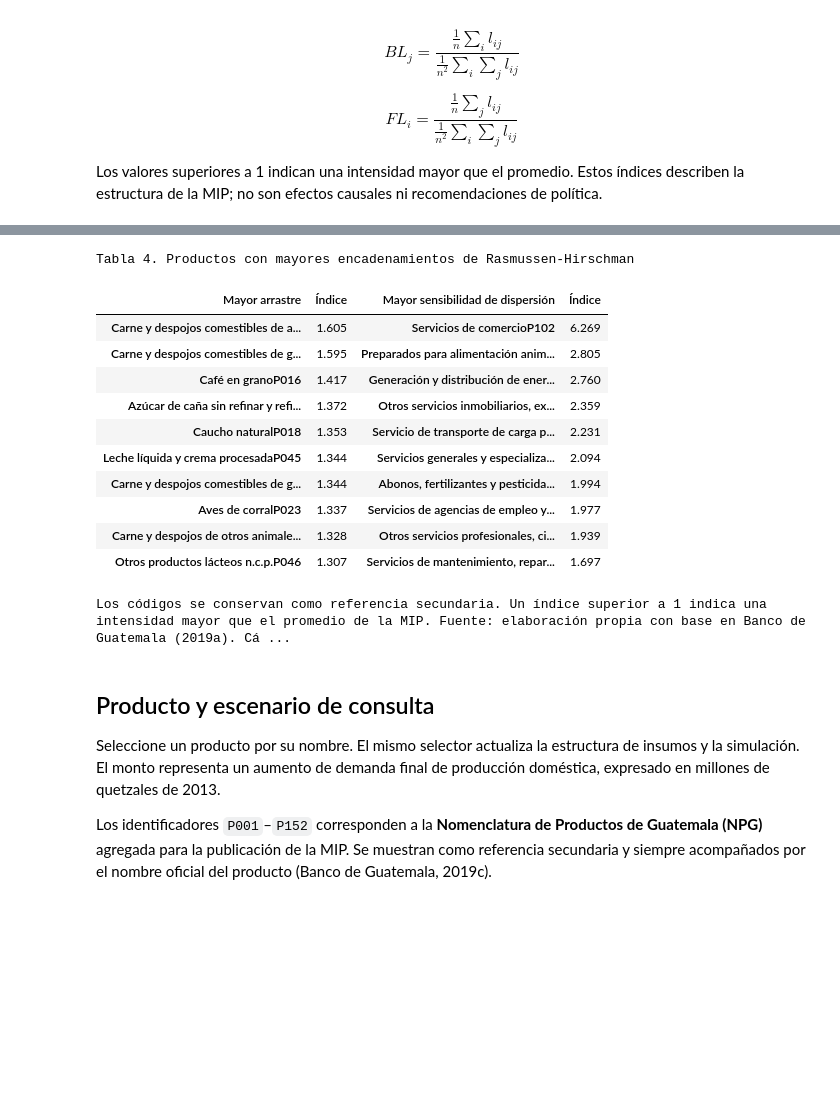
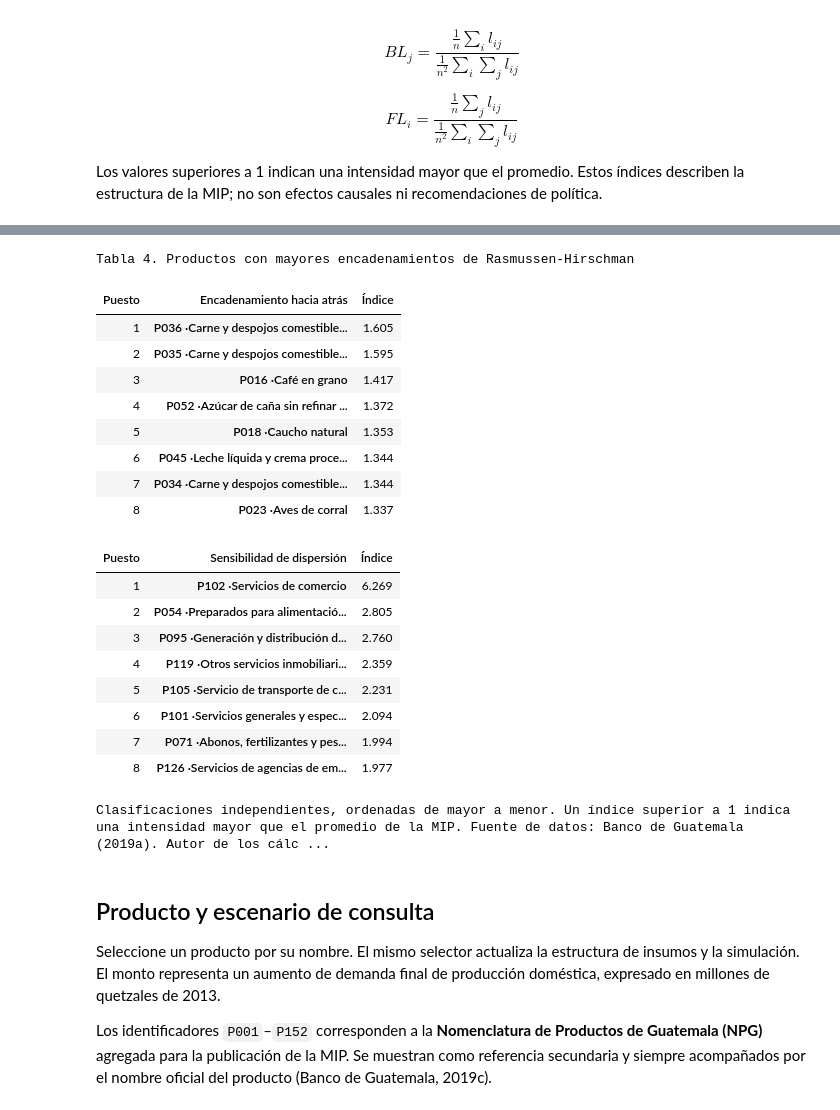
Before and after one commit to JA-Osorio/mip-guatemala-2013-reproducible, a Jupyter notebook: 04_reproduccion_python/cuaderno_exploracion_mip_2013.ipynb, the cells around one changed output, grey strips where cells are left out. Saved outputs shown, nothing was run; the diff lists cells and outputs as text; code cells hidden in the pictures; blank space fills up the shorter version.

```diff
--- a/04_reproduccion_python/cuaderno_exploracion_mip_2013.ipynb
+++ b/04_reproduccion_python/cuaderno_exploracion_mip_2013.ipynb
@@ -1101,26 +1201,39 @@ Los valores superiores a 1 indican una intensidad mayor que el promedio. Estos
 # %%
 #@title { display-mode: "form" }
 fig = figura_encadenamientos(indicadores)
 mostrar_figura(fig, "Figura 4. Encadenamientos de Rasmussen-Hirschman")
 
-ranking_atras = indicadores.nlargest(10, "encadenamiento_atras_normalizado")
-ranking_adelante = indicadores.nlargest(10, "indice_dispersion_adelante_rh_normalizado")
+ranking_atras = (
+    indicadores.nlargest(8, "encadenamiento_atras_normalizado")
+    .sort_values(["encadenamiento_atras_normalizado", "producto"], ascending=[False, True], kind="mergesort")
+)
+ranking_adelante = (
+    indicadores.nlargest(8, "indice_dispersion_adelante_rh_normalizado")
+    .sort_values(["indice_dispersion_adelante_rh_normalizado", "producto"], ascending=[False, True], kind="mergesort")
+)
 mostrar_tabla_rankings(ranking_atras, ranking_adelante)
 # %% [output]
 [drawing not drawn]
 Tabla 4. Productos con mayores encadenamientos de Rasmussen-Hirschman
-| Mayor arrastre | Índice | Mayor sensibilidad de dispersión | Índice |
-| Carne y despojos comestibles de a... | 1.605 | Servicios de comercioP102 | 6.269 |
-| Carne y despojos comestibles de g... | 1.595 | Preparados para alimentación anim... | 2.805 |
-| Café en granoP016 | 1.417 | Generación y distribución de ener... | 2.760 |
-| Azúcar de caña sin refinar y refi... | 1.372 | Otros servicios inmobiliarios, ex... | 2.359 |
-| Caucho naturalP018 | 1.353 | Servicio de transporte de carga p... | 2.231 |
-| Leche líquida y crema procesadaP045 | 1.344 | Servicios generales y especializa... | 2.094 |
-| Carne y despojos comestibles de g... | 1.344 | Abonos, fertilizantes y pesticida... | 1.994 |
-| Aves de corralP023 | 1.337 | Servicios de agencias de empleo y... | 1.977 |
-| Carne y despojos de otros animale... | 1.328 | Otros servicios profesionales, ci... | 1.939 |
-| Otros productos lácteos n.c.p.P046 | 1.307 | Servicios de mantenimiento, repar... | 1.697 |
+| Puesto | Encadenamiento hacia atrás | Índice |
+| 1 | P036 ·Carne y despojos comestible... | 1.605 |
+| 2 | P035 ·Carne y despojos comestible... | 1.595 |
+| 3 | P016 ·Café en grano | 1.417 |
+| 4 | P052 ·Azúcar de caña sin refinar ... | 1.372 |
+| 5 | P018 ·Caucho natural | 1.353 |
+| 6 | P045 ·Leche líquida y crema proce... | 1.344 |
+| 7 | P034 ·Carne y despojos comestible... | 1.344 |
+| 8 | P023 ·Aves de corral | 1.337 |
+| Puesto | Sensibilidad de dispersión | Índice |
+| 1 | P102 ·Servicios de comercio | 6.269 |
+| 2 | P054 ·Preparados para alimentació... | 2.805 |
+| 3 | P095 ·Generación y distribución d... | 2.760 |
+| 4 | P119 ·Otros servicios inmobiliari... | 2.359 |
+| 5 | P105 ·Servicio de transporte de c... | 2.231 |
+| 6 | P101 ·Servicios generales y espec... | 2.094 |
+| 7 | P071 ·Abonos, fertilizantes y pes... | 1.994 |
+| 8 | P126 ·Servicios de agencias de em... | 1.977 |
-Los códigos se conservan como referencia secundaria. Un índice superior a 1 indica una intensidad mayor que el promedio de la MIP. Fuente: elaboración propia con base en Banco de Guatemala (2019a). Cá ...
+Clasificaciones independientes, ordenadas de mayor a menor. Un índice superior a 1 indica una intensidad mayor que el promedio de la MIP. Fuente de datos: Banco de Guatemala (2019a). Autor de los cálc ...
 # %% [markdown]
 ## Producto y escenario de consulta
 
```
Also changed, not shown: parts of 5 cells of this notebook, 2 other files.
